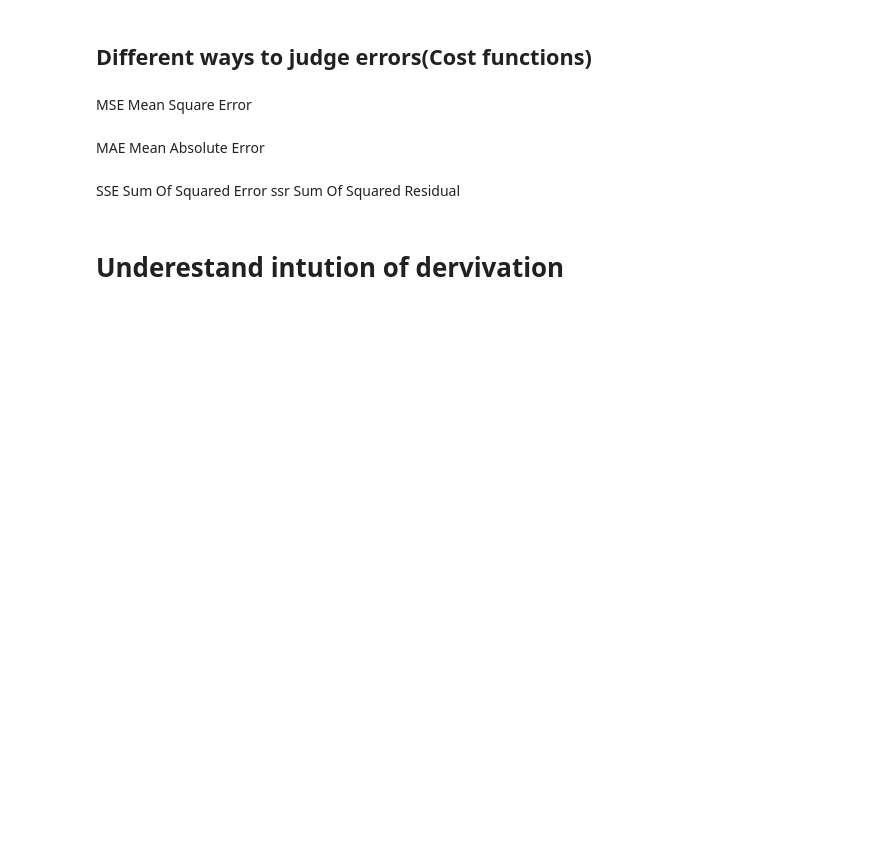
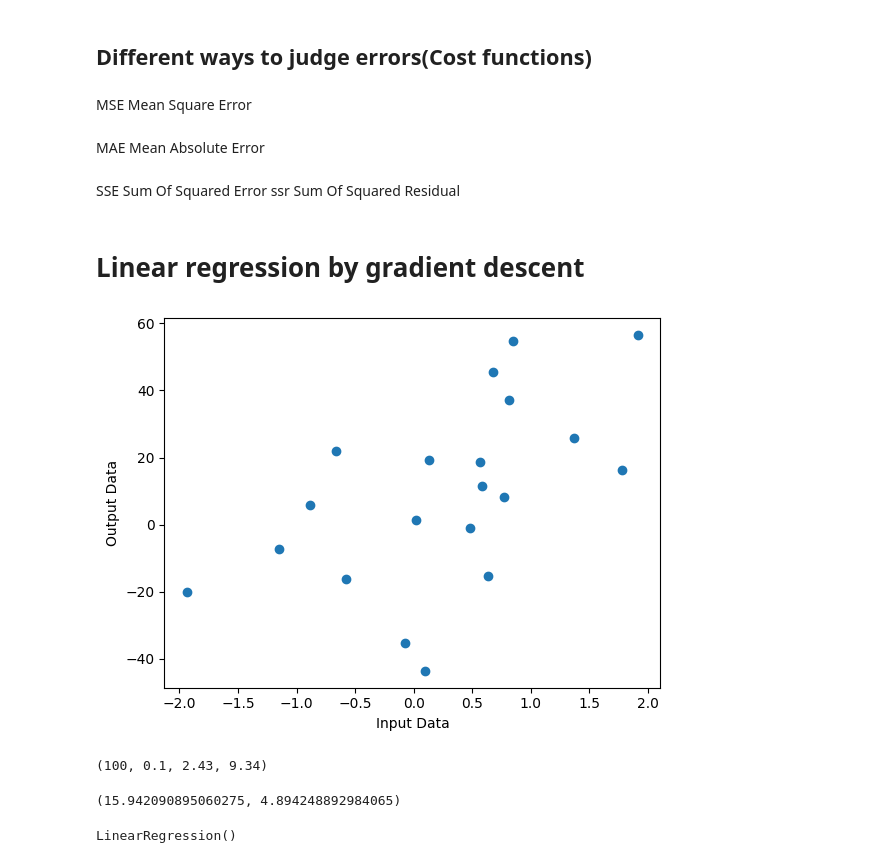
Before and after one commit to albertodavincishekhawat/BasicMachineLearning, a Jupyter notebook: 3.GradiantDescent.ipynb, the cells around one changed output. Drawn from its saved outputs; the diff is of its cells as text; code cells hidden in the pictures; blank space fills up the shorter version.

```diff
--- a/3.GradiantDescent.ipynb
+++ b/3.GradiantDescent.ipynb
@@ -58,6 +58,8 @@ MAE Mean Absolute Error
 # %% [markdown]
 
 SSE Sum Of Squared Error   ssr Sum Of Squared Residual
+# %% [markdown]
+# Linear regression by gradient descent
 # %%
 import numpy as np
 import pandas as pd
@@ -68,2 +70,18 @@ import numpy as np
-# %% [markdown]
-# Underestand intution of dervivation
+# %%
+X,y = make_regression(n_samples=20,n_features=1,n_targets=1, noise=20)
+# %%
+plt.figure(figure=(8,4))
+plt.scatter(X,y)
+plt.xlabel("Input Data")
+plt.ylabel("Output Data")
+plt.show()
+# %% [output]
+[figure, added]
+# %%
+epochs = 100
+lr = 0.1
+m= 2.43
+c= 9.34
+epochs,lr,m,c
+# %% [output]
+(100, 0.1, 2.43, 9.34)
@@ -69,0 +102,4 @@ import numpy as np
+# %%
+m,c
+# %% [output]
+(15.942090895060275, 4.894248892984065)
@@ -69,0 +108,4 @@ import numpy as np
+# %%
+model.fit(X,y)  # What is it doing?
+# %% [output]
+LinearRegression()
```
Also changed, not shown: parts of 8 cells of this notebook.
